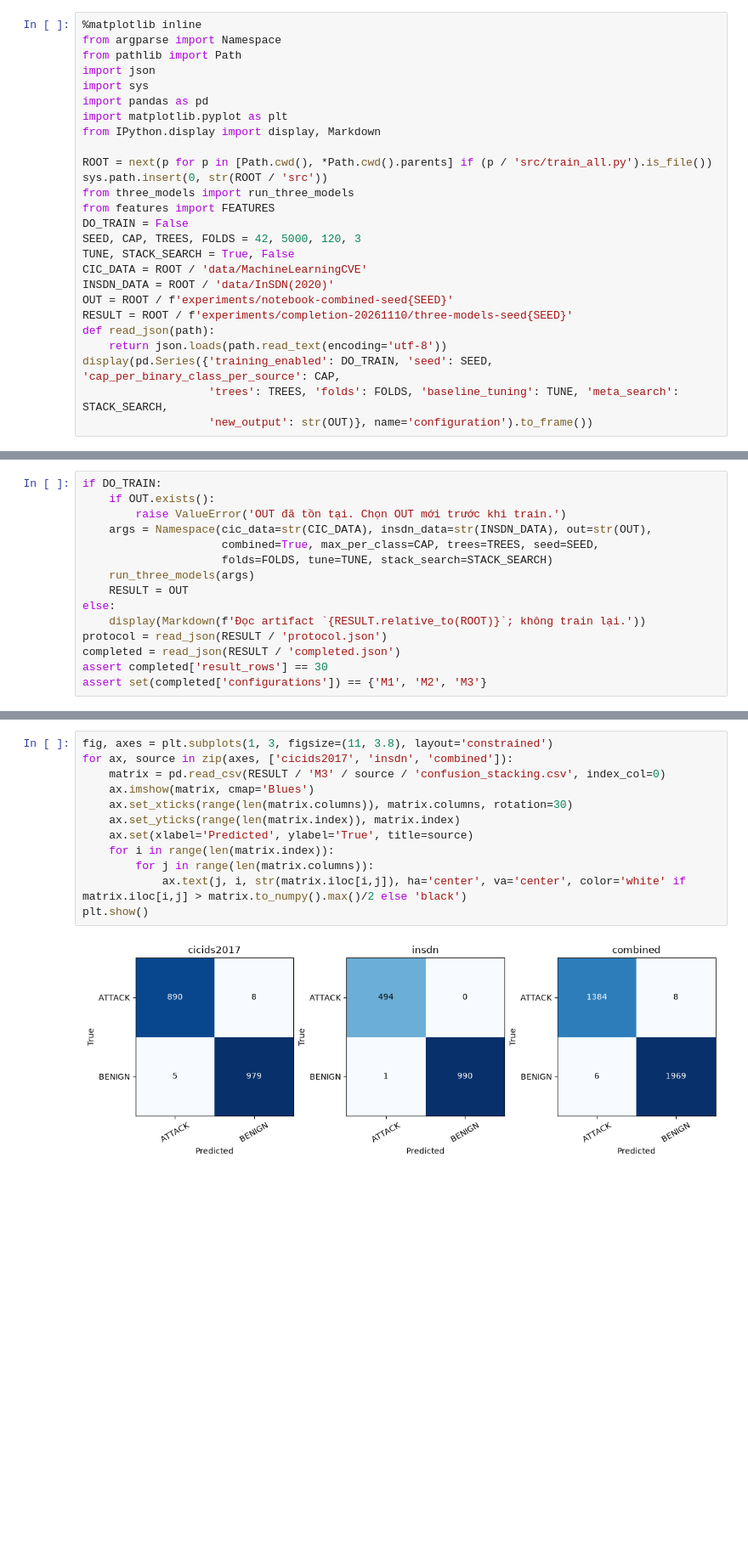
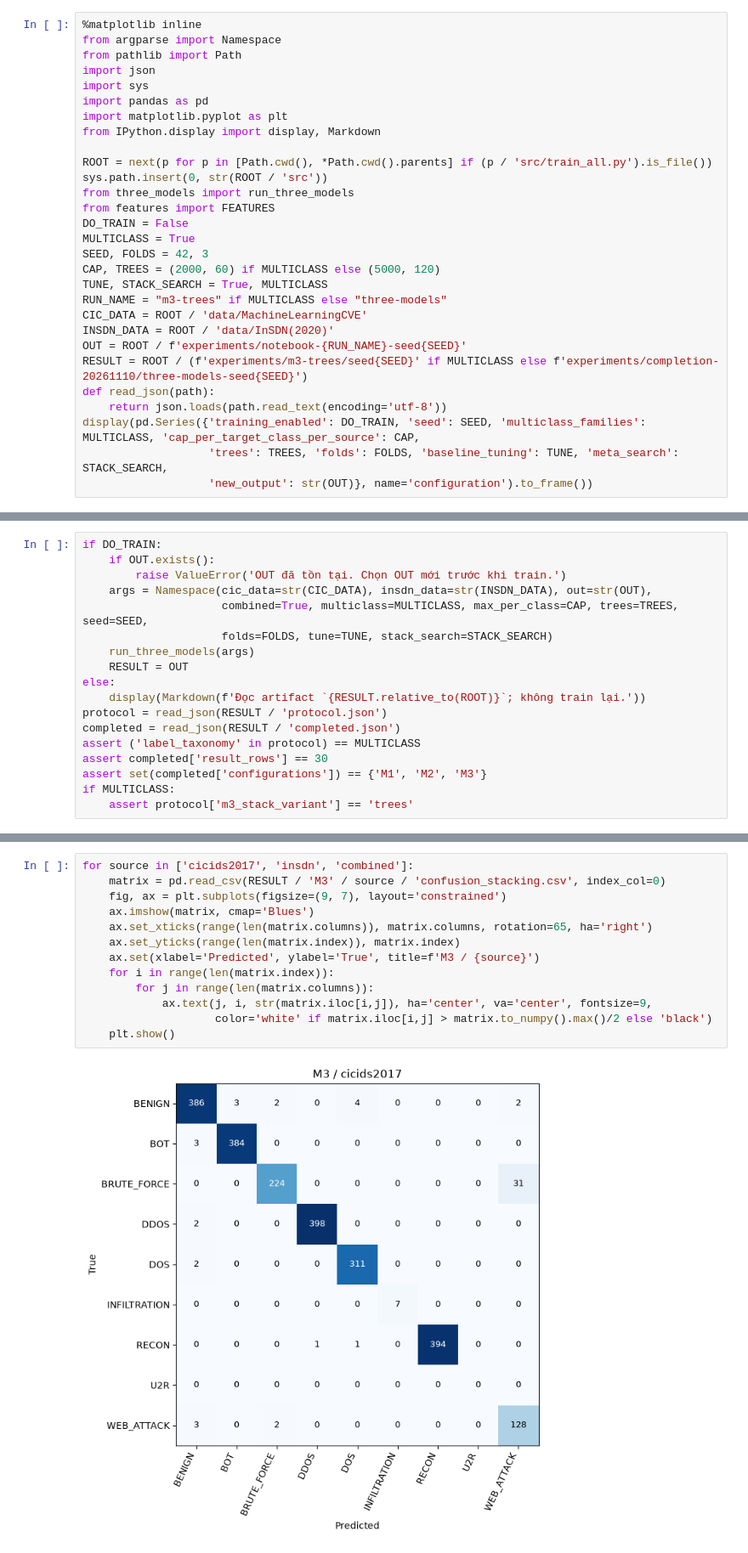
Before and after one commit to CongDuc-17/IDS-Stacking-Ensemble, a Jupyter notebook: notebooks/training_combined.ipynb, the cells around one changed output, grey strips where cells are left out. Shown at 85% size. Saved outputs shown, nothing was run; the diff lists cells and outputs as text; blank space fills up the shorter version.

Commit message:
feat: retrain pooled multiclass IDS with tree stacking

```diff
--- a/notebooks/training_combined.ipynb
+++ b/notebooks/training_combined.ipynb
@@ -21,15 +23,18 @@ sys.path.insert(0, str(ROOT / 'src'))
 from three_models import run_three_models
 from features import FEATURES
 DO_TRAIN = False
-SEED, CAP, TREES, FOLDS = 42, 5000, 120, 3
-TUNE, STACK_SEARCH = True, False
+MULTICLASS = True
+SEED, FOLDS = 42, 3
+CAP, TREES = (2000, 60) if MULTICLASS else (5000, 120)
+TUNE, STACK_SEARCH = True, MULTICLASS
+RUN_NAME = "m3-trees" if MULTICLASS else "three-models"
 CIC_DATA = ROOT / 'data/MachineLearningCVE'
 INSDN_DATA = ROOT / 'data/InSDN(2020)'
-OUT = ROOT / f'experiments/notebook-combined-seed{SEED}'
-RESULT = ROOT / f'experiments/completion-20261110/three-models-seed{SEED}'
+OUT = ROOT / f'experiments/notebook-{RUN_NAME}-seed{SEED}'
+RESULT = ROOT / (f'experiments/m3-trees/seed{SEED}' if MULTICLASS else f'experiments/completion-20261110/three-models-seed{SEED}')
 def read_json(path):
     return json.loads(path.read_text(encoding='utf-8'))
-display(pd.Series({'training_enabled': DO_TRAIN, 'seed': SEED, 'cap_per_binary_class_per_source': CAP,
+display(pd.Series({'training_enabled': DO_TRAIN, 'seed': SEED, 'multiclass_families': MULTICLASS, 'cap_per_target_class_per_source': CAP,
                    'trees': TREES, 'folds': FOLDS, 'baseline_tuning': TUNE, 'meta_search': STACK_SEARCH,
                    'new_output': str(OUT)}, name='configuration').to_frame())
 # %% [output]
@@ -81,7 +87,7 @@ if DO_TRAIN:
     if OUT.exists():
         raise ValueError('OUT đã tồn tại. Chọn OUT mới trước khi train.')
     args = Namespace(cic_data=str(CIC_DATA), insdn_data=str(INSDN_DATA), out=str(OUT),
-                     combined=True, max_per_class=CAP, trees=TREES, seed=SEED,
+                     combined=True, multiclass=MULTICLASS, max_per_class=CAP, trees=TREES, seed=SEED,
                      folds=FOLDS, tune=TUNE, stack_search=STACK_SEARCH)
     run_three_models(args)
     RESULT = OUT
@@ -89,6 +95,9 @@ else:
     display(Markdown(f'Đọc artifact `{RESULT.relative_to(ROOT)}`; không train lại.'))
 protocol = read_json(RESULT / 'protocol.json')
 completed = read_json(RESULT / 'completed.json')
+assert ('label_taxonomy' in protocol) == MULTICLASS
 assert completed['result_rows'] == 30
 assert set(completed['configurations']) == {'M1', 'M2', 'M3'}
+if MULTICLASS:
+    assert protocol['m3_stack_variant'] == 'trees'
 # %% [output]
@@ -199,16 +255,17 @@ plt.show()
 
 Hàng là nhãn thật, cột là dự đoán; lấy thứ tự nhãn từ CSV. Accuracy so với ground truth; smoke match so với dự đoán đã lưu để kiểm tra tái lập.
 # %%
-fig, axes = plt.subplots(1, 3, figsize=(11, 3.8), layout='constrained')
-for ax, source in zip(axes, ['cicids2017', 'insdn', 'combined']):
+for source in ['cicids2017', 'insdn', 'combined']:
     matrix = pd.read_csv(RESULT / 'M3' / source / 'confusion_stacking.csv', index_col=0)
+    fig, ax = plt.subplots(figsize=(9, 7), layout='constrained')
     ax.imshow(matrix, cmap='Blues')
-    ax.set_xticks(range(len(matrix.columns)), matrix.columns, rotation=30)
+    ax.set_xticks(range(len(matrix.columns)), matrix.columns, rotation=65, ha='right')
     ax.set_yticks(range(len(matrix.index)), matrix.index)
-    ax.set(xlabel='Predicted', ylabel='True', title=source)
+    ax.set(xlabel='Predicted', ylabel='True', title=f'M3 / {source}')
     for i in range(len(matrix.index)):
         for j in range(len(matrix.columns)):
-            ax.text(j, i, str(matrix.iloc[i,j]), ha='center', va='center', color='white' if matrix.iloc[i,j] > matrix.to_numpy().max()/2 else 'black')
-plt.show()
+            ax.text(j, i, str(matrix.iloc[i,j]), ha='center', va='center', fontsize=9,
+                    color='white' if matrix.iloc[i,j] > matrix.to_numpy().max()/2 else 'black')
+    plt.show()
 # %% [output]
-[figure, old version]
+[figure, new version]
```
Also changed, not shown: parts of 12 cells of this notebook, 26 other files.
